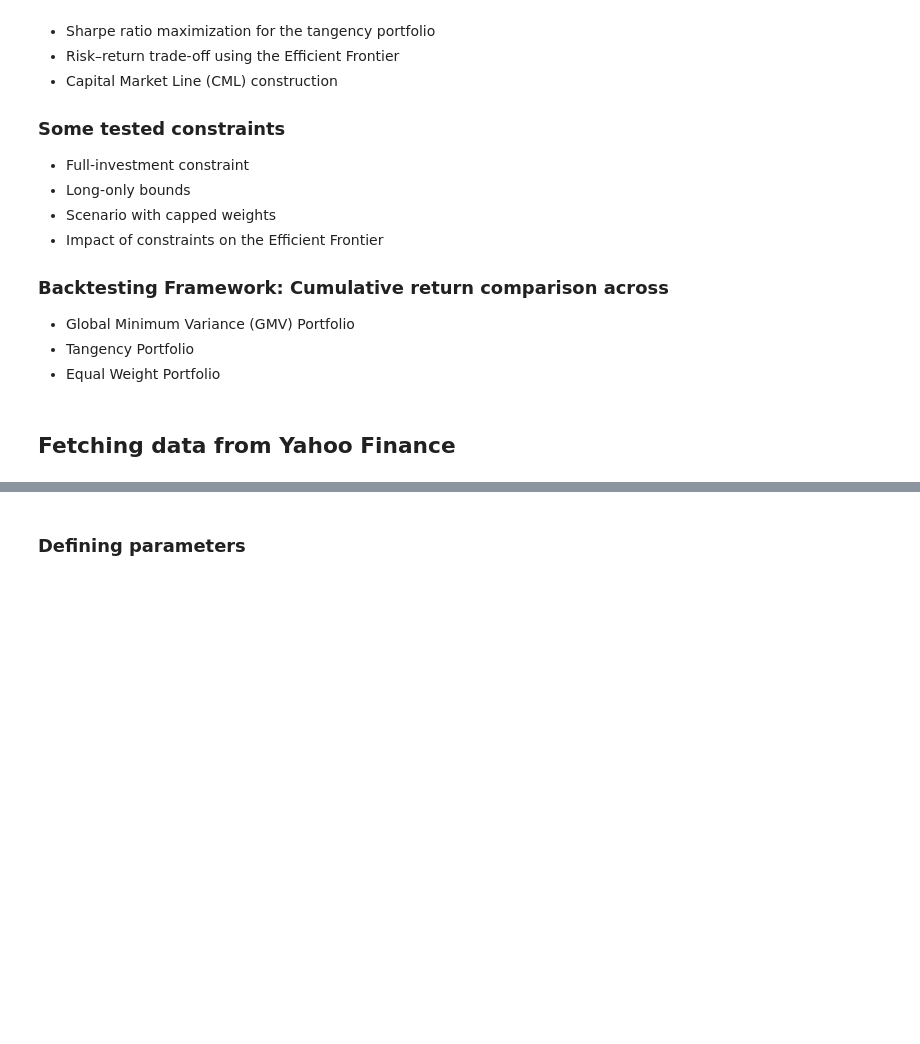
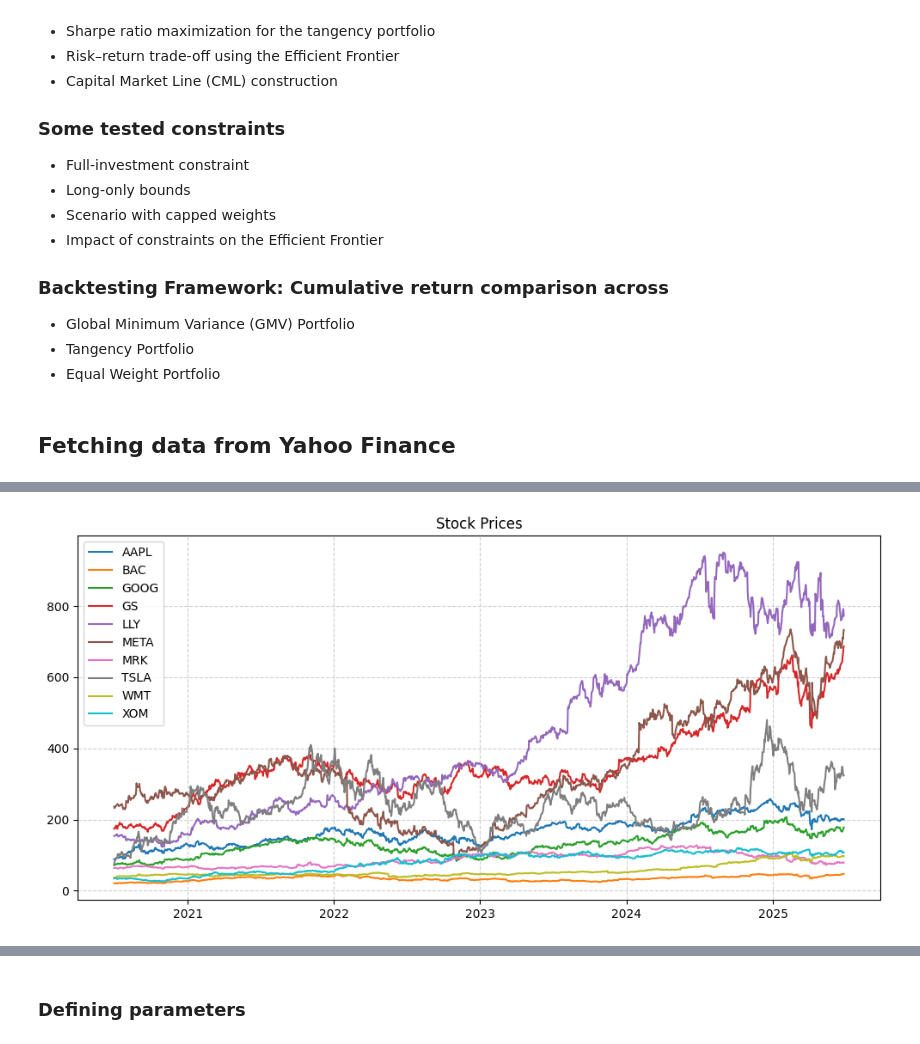
Before and after one commit to Taoufiq-Ouedraogo/Quantitative-Finance, a Jupyter notebook: projects/markowitz_portfolio_opt.ipynb, the cells around one changed output, grey strips where cells are left out. Drawn from its saved outputs; the diff is of its cells as text; code cells hidden in the pictures; blank space fills up the shorter version.

```diff
--- a/projects/markowitz_portfolio_opt.ipynb
+++ b/projects/markowitz_portfolio_opt.ipynb
@@ -86,13 +87 @@ rets.head()
 | 2020-07-09 | 0.004300 | -0.014286 | 0.010020 | -0.026798 | -0.015846 | 0.003777 | -0.015785 | 0.020792 | 0.026599 | -0.041261 |
-# %%
-fig = go.Figure()
-
-for c in df.columns:
-    fig.add_trace(
-        go.Scatter(
-            x=df.index, y=df[c], mode="lines", name=c
-        )
-    )
-
-fig.update_layout(title="Stock Prices", width=1000, height=550)
-fig.show()
@@ -137,0 +94,11 @@ fig.show()
+# %%
+plt.figure(figsize=(10, 5))
+for c in df.columns:
+    plt.plot(df.index, df[c], label=c, linewidth=1.5)
+plt.title("Stock Prices")
+plt.legend()
+plt.grid(True, linestyle='--', alpha=0.6)
+plt.tight_layout()
+plt.show()
+# %% [output]
+[figure, added]
```
Also changed, not shown: parts of 26 cells of this notebook.
